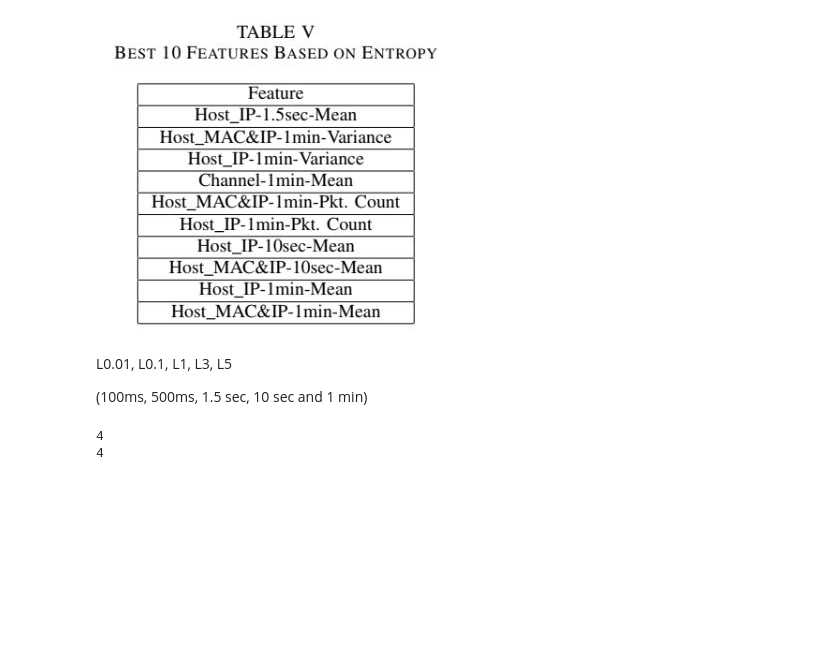
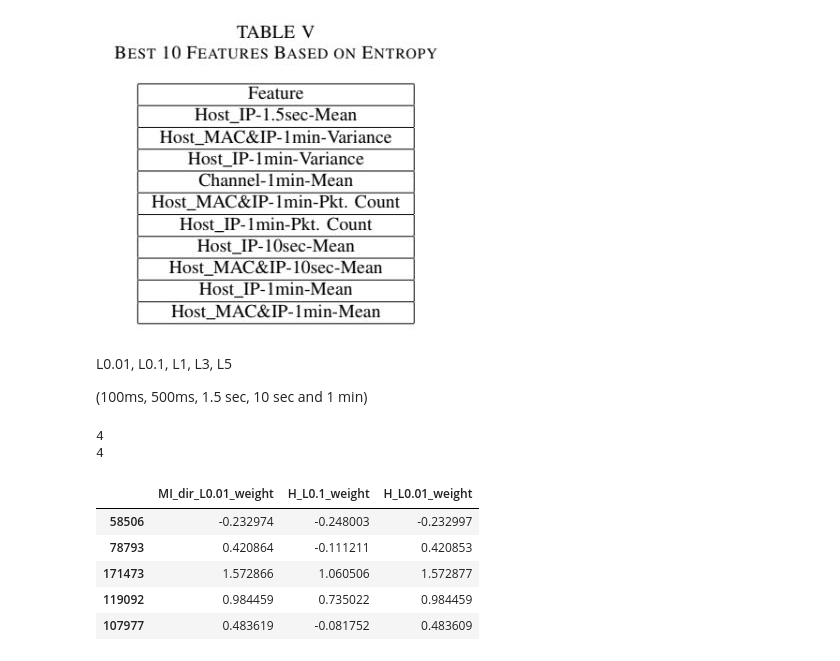
Before and after one commit to anEEStudent/EE4002D, a Jupyter notebook: fyp_notebook.ipynb, the cells around one changed output. Cells and saved outputs as stored; diff of their text form; code cells hidden in the pictures; blank space fills up the shorter version.

```diff
--- a/fyp_notebook.ipynb
+++ b/fyp_notebook.ipynb
@@ -256,2 +260,18 @@ from sklearn import svm
 from sklearn.metrics import classification_report
+# %%
+from sklearn.preprocessing import StandardScaler
+scaler = StandardScaler()
+X_train_normalized = X_train.copy(deep=True)
+X_test_normalized = X_test.copy(deep=True)
+X_train_normalized[X_train_normalized.columns] = scaler.fit_transform(X_train_normalized)
+X_test_normalized[X_test_normalized.columns] = scaler.fit_transform(X_test_normalized)
+# %%
+X_train_normalized.head()
+# %% [output]
+|  | MI_dir_L0.01_weight | H_L0.1_weight | H_L0.01_weight |
+| 58506 | -0.232974 | -0.248003 | -0.232997 |
+| 78793 | 0.420864 | -0.111211 | 0.420853 |
+| 171473 | 1.572866 | 1.060506 | 1.572877 |
+| 119092 | 0.984459 | 0.735022 | 0.984459 |
+| 107977 | 0.483619 | -0.081752 | 0.483609 |
 # %%
```
Also changed, not shown: parts of 9 cells of this notebook.
